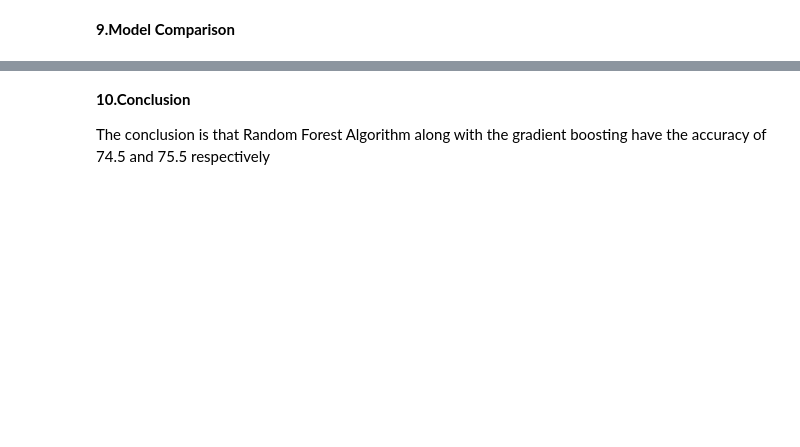
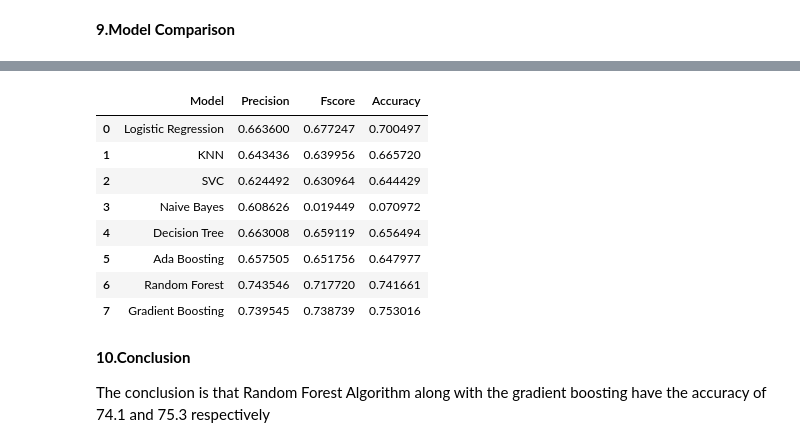
Before and after one commit to hiteshchandra007/Datamining, a Jupyter notebook: imdb-score-prediction-for-movies.ipynb, the cells around one changed output, grey strips where cells are left out. Drawn from its saved outputs; the diff is of its cells as text; code cells hidden in the pictures; blank space fills up the shorter version.

```diff
--- a/imdb-score-prediction-for-movies.ipynb
+++ b/imdb-score-prediction-for-movies.ipynb
@@ -909,4 +958,71 @@ weighted avg       0.75      0.76      0.75      1409
+# %%
+#Get all the above in a neat table form
+
+from sklearn.metrics import precision_recall_fscore_support as score
+from sklearn.metrics import accuracy_score
+from sklearn.metrics import precision_score
+from sklearn.metrics import recall_score
+from sklearn.metrics import f1_score
+
+precision = []
+fscore = []
+accuracy = []
+model = []
+precision.append(precision_score(y_test, y_pred, average='weighted'))
+fscore.append(f1_score(y_test, y_pred, average='weighted'))
+accuracy.append(accuracy_score(y_test, y_pred))
+model.append('Logistic Regression')
+
+precision.append(precision_score(y_test, knnpred, average='weighted'))
+fscore.append(f1_score(y_test, knnpred, average='weighted'))
+accuracy.append(accuracy_score(y_test, knnpred))
+model.append('KNN')
+
+precision.append(precision_score(y_test, svcpred, average='weighted'))
+fscore.append(f1_score(y_test, svcpred, average='weighted'))
+accuracy.append(accuracy_score(y_test, svcpred))
+model.append('SVC')
+
+precision.append(precision_score(y_test, gaussiannbpred, average='weighted'))
+fscore.append(f1_score(y_test, gaussiannbpred, average='weighted'))
+accuracy.append(accuracy_score(y_test, gaussiannbpred))
+model.append('Naive Bayes')
+
+precision.append(precision_score(y_test, dtreepred, average='weighted'))
+fscore.append(f1_score(y_test, dtreepred, average='weighted'))
+accuracy.append(accuracy_score(y_test, dtreepred))
+model.append('Decision Tree')
+
+precision.append(precision_score(y_test, abcl_pred, average='weighted'))
+fscore.append(f1_score(y_test, abcl_pred, average='weighted'))
+accuracy.append(accuracy_score(y_test, abcl_pred))
+model.append('Ada Boosting')
+
+precision.append(precision_score(y_test, rfcpred, average='weighted'))
+fscore.append(f1_score(y_test, rfcpred, average='weighted'))
+accuracy.append(accuracy_score(y_test, rfcpred))
+model.append('Random Forest')
+
+precision.append(precision_score(y_test, test_pred, average='weighted'))
+fscore.append(f1_score(y_test, test_pred, average='weighted'))
+accuracy.append(accuracy_score(y_test, test_pred))
+model.append('Gradient Boosting')
+
+
+#Get the table from that
+table = pd.DataFrame({'Model':model,'Precision':precision,'Fscore':fscore,'Accuracy':accuracy})
+table
+# %% [output]
+|  | Model | Precision | Fscore | Accuracy |
+| 0 | Logistic Regression | 0.663600 | 0.677247 | 0.700497 |
+| 1 | KNN | 0.643436 | 0.639956 | 0.665720 |
+| 2 | SVC | 0.624492 | 0.630964 | 0.644429 |
+| 3 | Naive Bayes | 0.608626 | 0.019449 | 0.070972 |
+| 4 | Decision Tree | 0.663008 | 0.659119 | 0.656494 |
+| 5 | Ada Boosting | 0.657505 | 0.651756 | 0.647977 |
+| 6 | Random Forest | 0.743546 | 0.717720 | 0.741661 |
+| 7 | Gradient Boosting | 0.739545 | 0.738739 | 0.753016 |
 # %% [markdown]
 **10.Conclusion**
 
-The conclusion is that Random Forest Algorithm along with the gradient boosting have the accuracy of 74.5 and 75.5 respectively
+The conclusion is that Random Forest Algorithm along with the gradient boosting have the accuracy of 74.1 and 75.3 respectively
```
Also changed, not shown: parts of 27 cells of this notebook.
